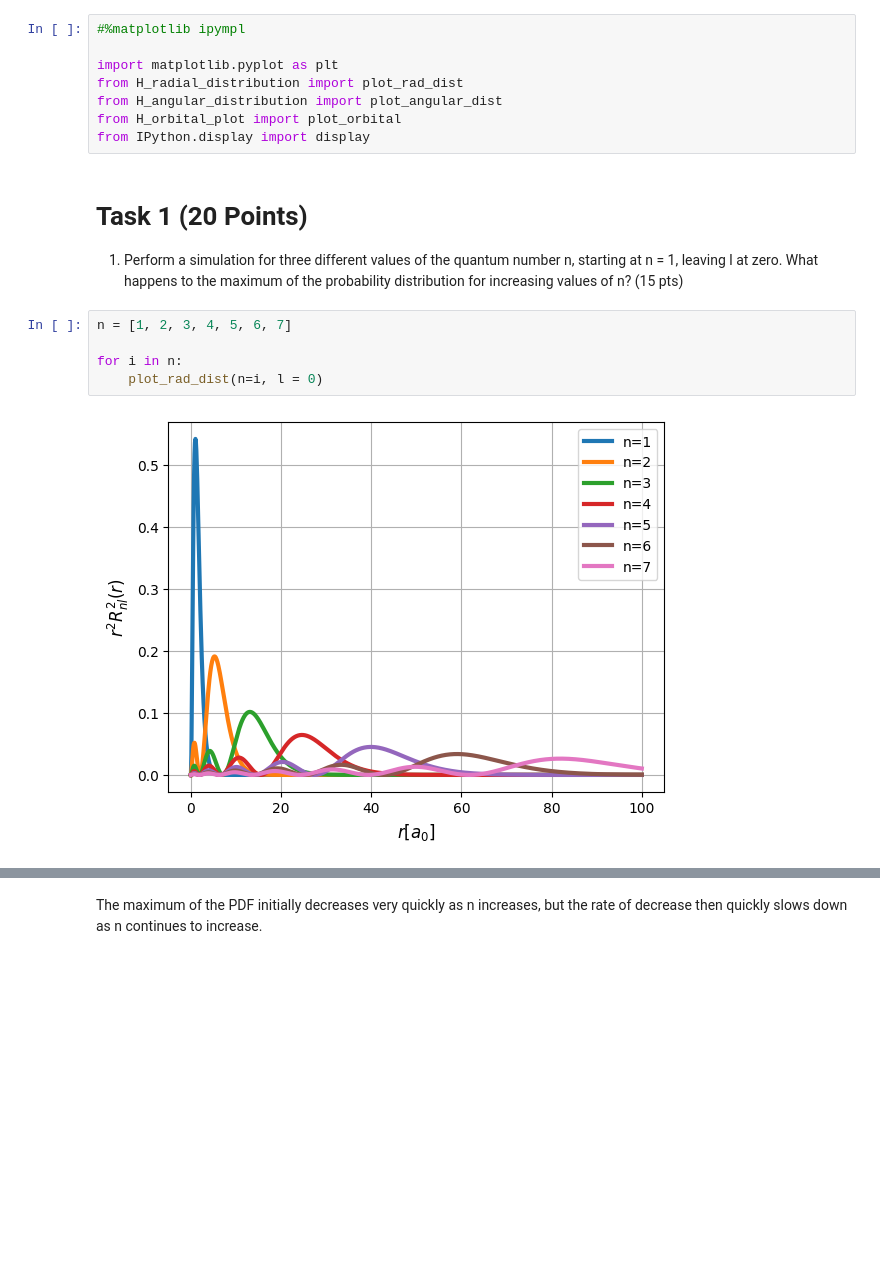
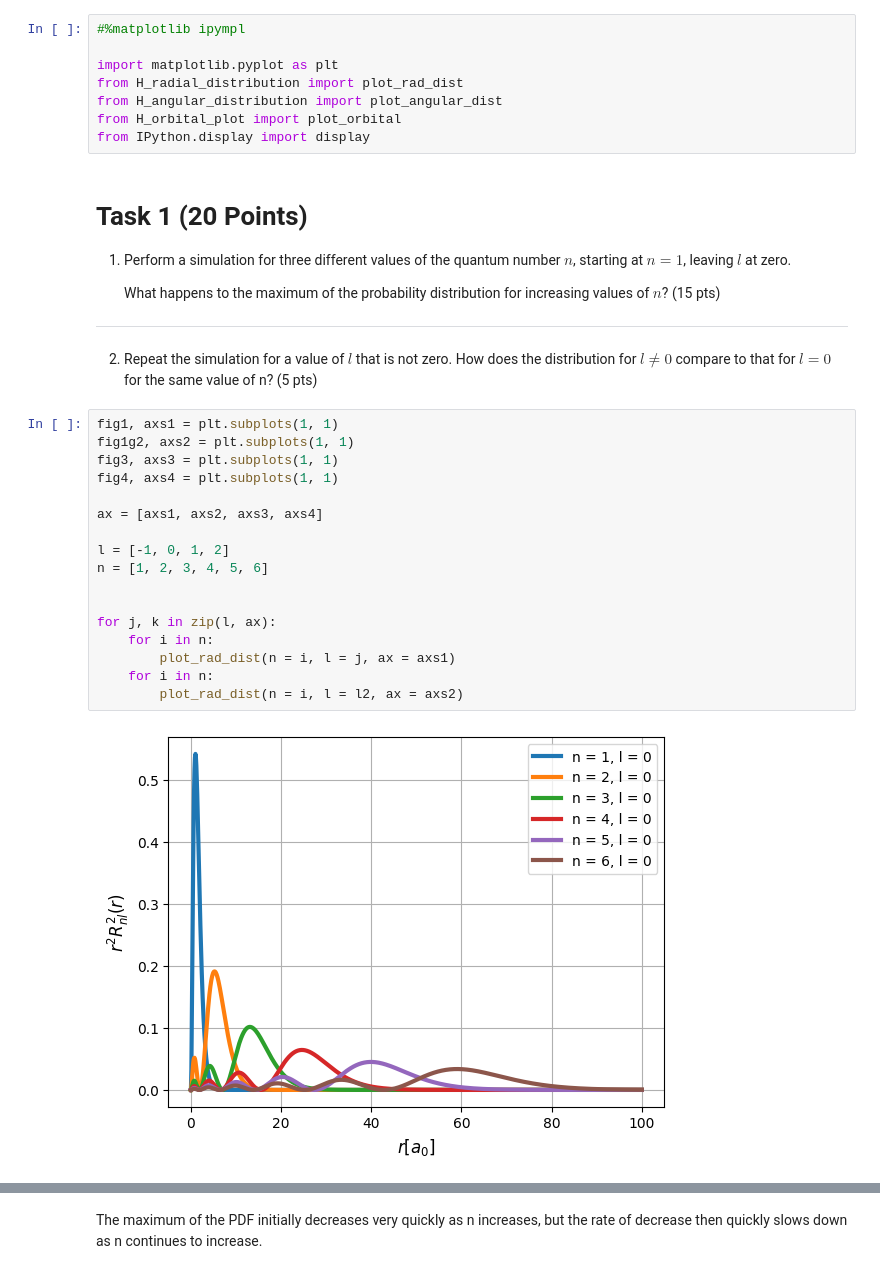
Before and after one commit to mikayla-eckelcifrese/EEE_434_functions, a Jupyter notebook: Project4_Atomic_Orbital_Simulation.ipynb, the cells around one changed output, grey strips where cells are left out. Drawn from its saved outputs; the diff is of its cells as text; blank space fills up the shorter version.

```diff
--- a/Project4_Atomic_Orbital_Simulation.ipynb
+++ b/Project4_Atomic_Orbital_Simulation.ipynb
@@ -9,11 +9,28 @@ from IPython.display import display
 # %% [markdown]
 # Task 1 (20 Points)
 
-1. Perform a simulation for three different values of the quantum number n, starting at n = 1, leaving l at zero. What happens to the maximum of the probability distribution for increasing values of n? (15 pts)
+1. Perform a simulation for three different values of the quantum number $n$, starting at $n = 1$, leaving $l$ at zero.
+
+   What happens to the maximum of the probability distribution for increasing values of $n$? (15 pts)
+
+---
+2. Repeat the simulation for a value of $l$ that is not zero. How does the distribution for $l \neq 0$ compare to that for $l = 0$ for the same value of n? (5 pts)
-# %%
-n = [1, 2, 3, 4, 5, 6, 7]
-
-for i in n:
-    plot_rad_dist(n=i, l = 0)
-# %% [output]
-[figure, removed]
+# %%
+fig1, axs1 = plt.subplots(1, 1)
+fig1g2, axs2 = plt.subplots(1, 1)
+fig3, axs3 = plt.subplots(1, 1)
+fig4, axs4 = plt.subplots(1, 1)
+
+ax = [axs1, axs2, axs3, axs4]
+
+l = [-1, 0, 1, 2]
+n = [1, 2, 3, 4, 5, 6]
+
+
+for j, k in zip(l, ax):
+    for i in n:
+        plot_rad_dist(n = i, l = j, ax = axs1)
+    for i in n:
+        plot_rad_dist(n = i, l = l2, ax = axs2)
+# %% [output]
+[figure, added]
```
Also changed, not shown: parts of 4 cells of this notebook, 1 other file.
